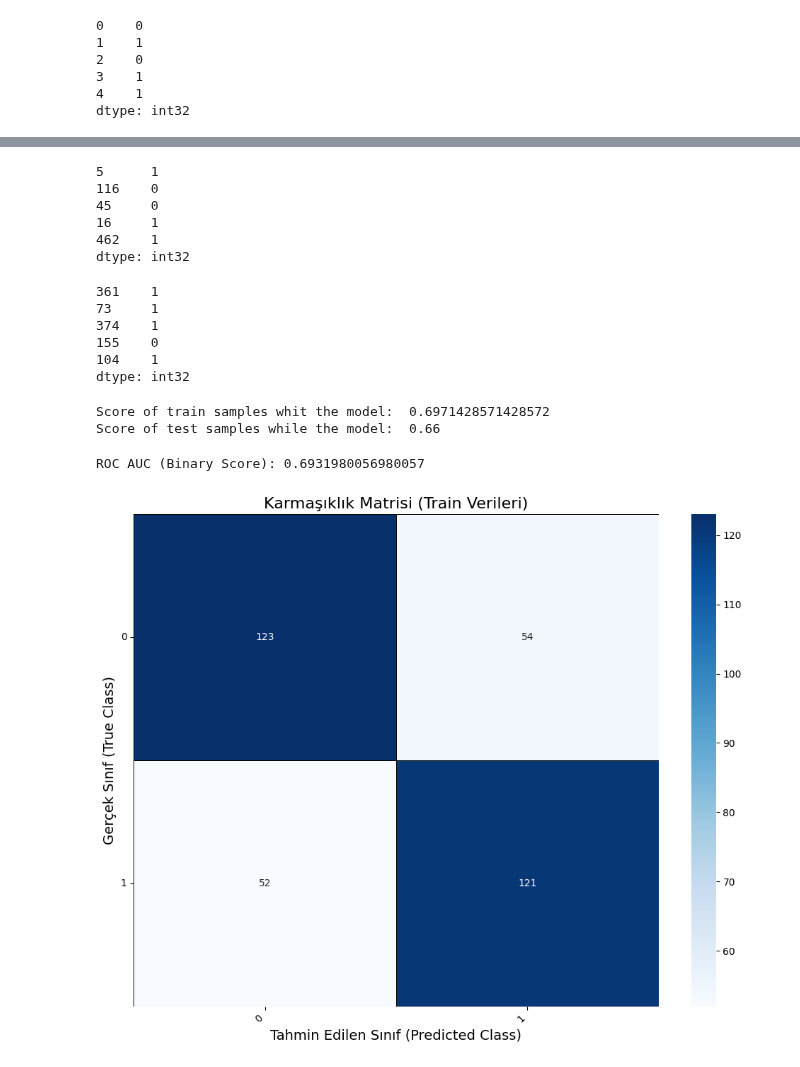
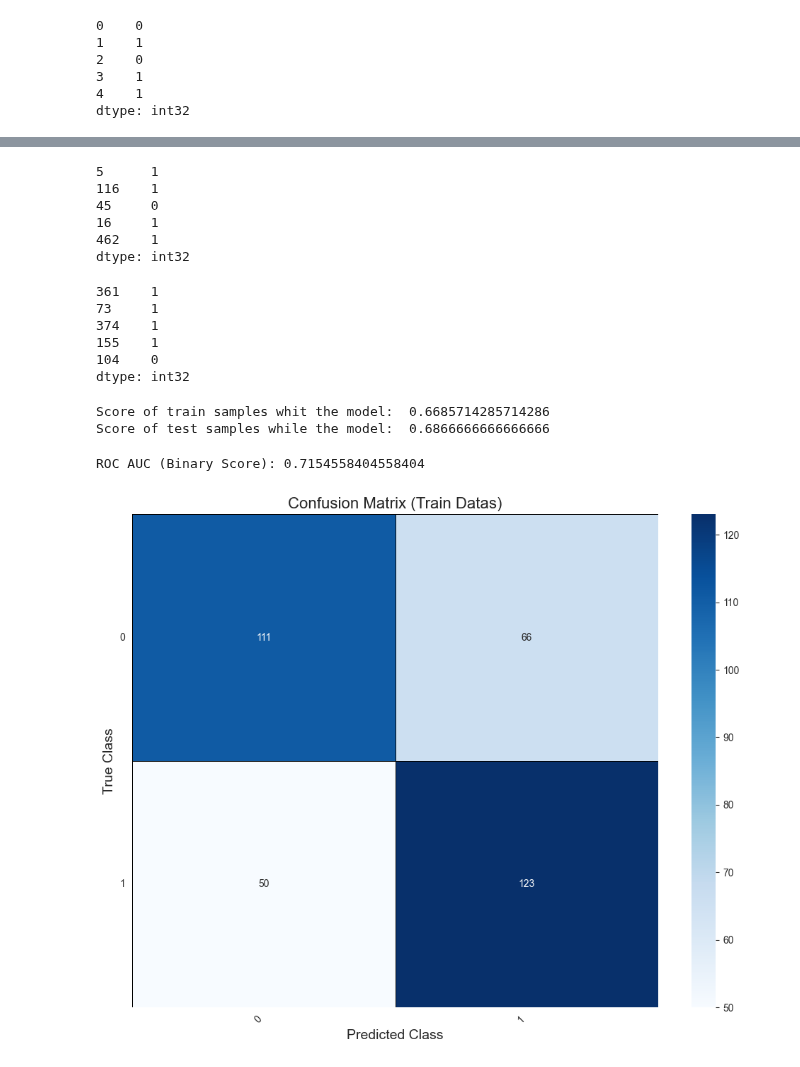
Before and after one commit to suleymangzy/SymbolicRegressionWhitGeneticPrograming, a Jupyter notebook: No2SC-GP.ipynb, the cells around one changed output, grey strips where cells are left out. Drawn from its saved outputs; the diff is of its cells as text; code cells hidden in the pictures.

Commit message:
The old models trained again.

```diff
--- a/No2SC-GP.ipynb
+++ b/No2SC-GP.ipynb
@@ -39,12 +39,12 @@ function_set = ['add', 'sub', 'mul', 'div',
                 'sqrt', 'log', 'abs', 'neg', 'inv',
                 'max', 'min']
 transformer = SymbolicTransformer(generations=20,
-                                  population_size=5000,
+                                  population_size=6000,
                                   hall_of_fame=100,
-                                  n_components=10,
+                                  n_components=7,
                                   function_set=function_set,
                                   parsimony_coefficient=0.0001,
-                                  max_samples=0.9,
+                                  max_samples=0.2  ,
                                   verbose=1,
                                   random_state=42,
                                   n_jobs=-1)
@@ -88,16 +89,16 @@ X.head()
 X_train, X_test, y_train, y_test = train_test_split(X, y, test_size=0.3, random_state=42)
 # %%
 clf = SymbolicClassifier(
-    population_size=5000,
-    generations=20,
+    population_size=6000,
+    generations=40,
     stopping_criteria=0.01,
-    p_crossover=0.7,
+    p_crossover=0.5,
     p_hoist_mutation=0.1,
-    p_point_mutation=0.1,
-    p_subtree_mutation=0.1,
+    p_point_mutation=0.2,
+    p_subtree_mutation=0.2,
     metric='log loss',
     parsimony_coefficient=0.001,
-    max_samples=1.0,
+    max_samples=0.2,
     verbose=1,
     random_state=0,
     n_jobs=-1
@@ -131,7 +132,7 @@ y_pred_train = pd.Series(clf.predict(X_train), index=X_train.index)
 y_pred_train.head()
 # %% [output]
 5      1
-116    0
+116    1
 45     0
 16     1
 462    1
@@ -143,55 +144,49 @@ y_pred_test.head()
 361    1
 73     1
 374    1
-155    0
-104    1
+155    1
+104    0
 dtype: int32
 # %%
 print("Score of train samples whit the model: ", clf.score(X_train, y_train))
 print("Score of test samples while the model: ", clf.score(X_test, y_test))
 # %% [output]
-Score of train samples whit the model:  0.6971428571428572
-Score of test samples while the model:  0.66
+Score of train samples whit the model:  0.6685714285714286
+Score of test samples while the model:  0.6866666666666666
 # %%
 y_proba_full = clf.predict_proba(X_test)
 
-# Sadece pozitif sınıfa (indeks 1, yani ikinci sütun) ait olasılıkları seç.
-# Bu, y'yi (150, 1) şeklinden (150,) şekline düşürür.
 y_proba_positive = y_proba_full[:, 1]
 
-# Artık roc_auc_score'u multi_class olmadan ikili modda kullanabilirsiniz,
-# çünkü zaten sadece pozitif sınıfın olasılığını veriyoruz.
-
-# İkili (Binary) ROC AUC Skorunun Hesaplanması
 auc_binary = roc_auc_score(y_test, y_proba_positive)
 print("ROC AUC (Binary Score):", auc_binary)
 # %% [output]
-ROC AUC (Binary Score): 0.6931980056980057
+ROC AUC (Binary Score): 0.7154558404558404
 # %%
 cm = confusion_matrix(y_train, y_pred_train)
 cm_df = pd.DataFrame(cm, index=y_train.unique(), columns=y_train.unique())
 
 plt.figure(figsize=(10, 8))
 sns.heatmap(
     cm_df,
     annot=True,
     fmt='d',
     cmap='Blues',
     cbar=True,
     linewidths=.5,
     linecolor='black'
 )
 
-plt.title('Karmaşıklık Matrisi (Train Verileri)', fontsize=16)
-plt.ylabel('Gerçek Sınıf (True Class)', fontsize=14)
-plt.xlabel('Tahmin Edilen Sınıf (Predicted Class)', fontsize=14)
+plt.title('Confusion Matrix (Train Datas)', fontsize=16)
+plt.ylabel('True Class', fontsize=14)
+plt.xlabel('Predicted Class', fontsize=14)
 plt.xticks(rotation=45, ha='right')
 plt.yticks(rotation=0)
 plt.tight_layout()
 
 plt.show()
 # %% [output]
-[figure, old version]
+[figure, new version]
 # %%
 cm = confusion_matrix(y_test, y_pred_test)
 cm_df = pd.DataFrame(cm, index=y_test.unique(), columns=y_test.unique())
```
Also changed, not shown: parts of 4 cells of this notebook, 1 other file.
